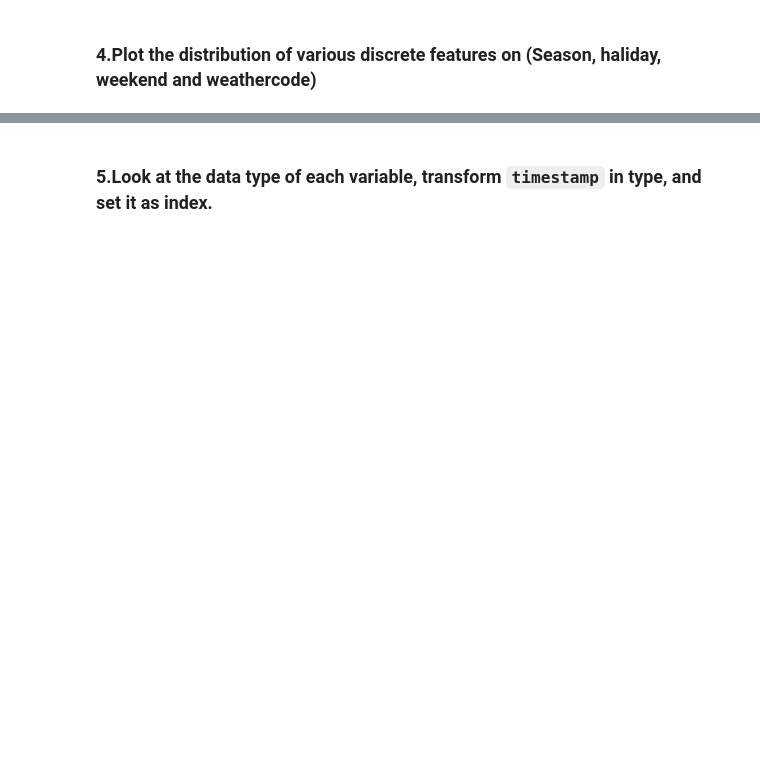
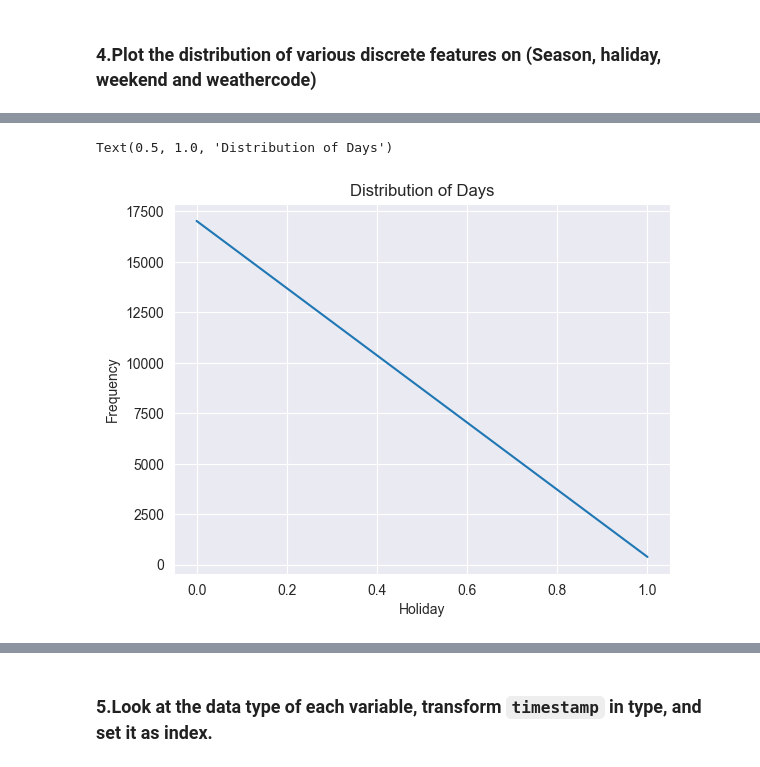
Before and after one commit to fenyx-it-academy/Class7-Week20-Data-Visualization-Seaborn-Matplotlib, a Jupyter notebook: Data_Visualisation_(Seaborn_Matplotlib).ipynb, the cells around one changed output, grey strips where cells are left out. Saved outputs shown, nothing was run; the diff lists cells and outputs as text; code cells hidden in the pictures; blank space fills up the shorter version.

```diff
--- a/Data_Visualisation_(Seaborn_Matplotlib).ipynb
+++ b/Data_Visualisation_(Seaborn_Matplotlib).ipynb
@@ -70,0 +110,9 @@ warnings.filterwarnings("ignore")
+# %%
+df['is_holiday'].value_counts().plot(kind='line')
+plt.xlabel('Holiday')
+plt.ylabel('Frequency')
+plt.title('Distribution of Days')
+# plt.show()
+# %% [output]
+Text(0.5, 1.0, 'Distribution of Days')
+[figure, added]
```
Also changed, not shown: parts of 49 cells of this notebook.
